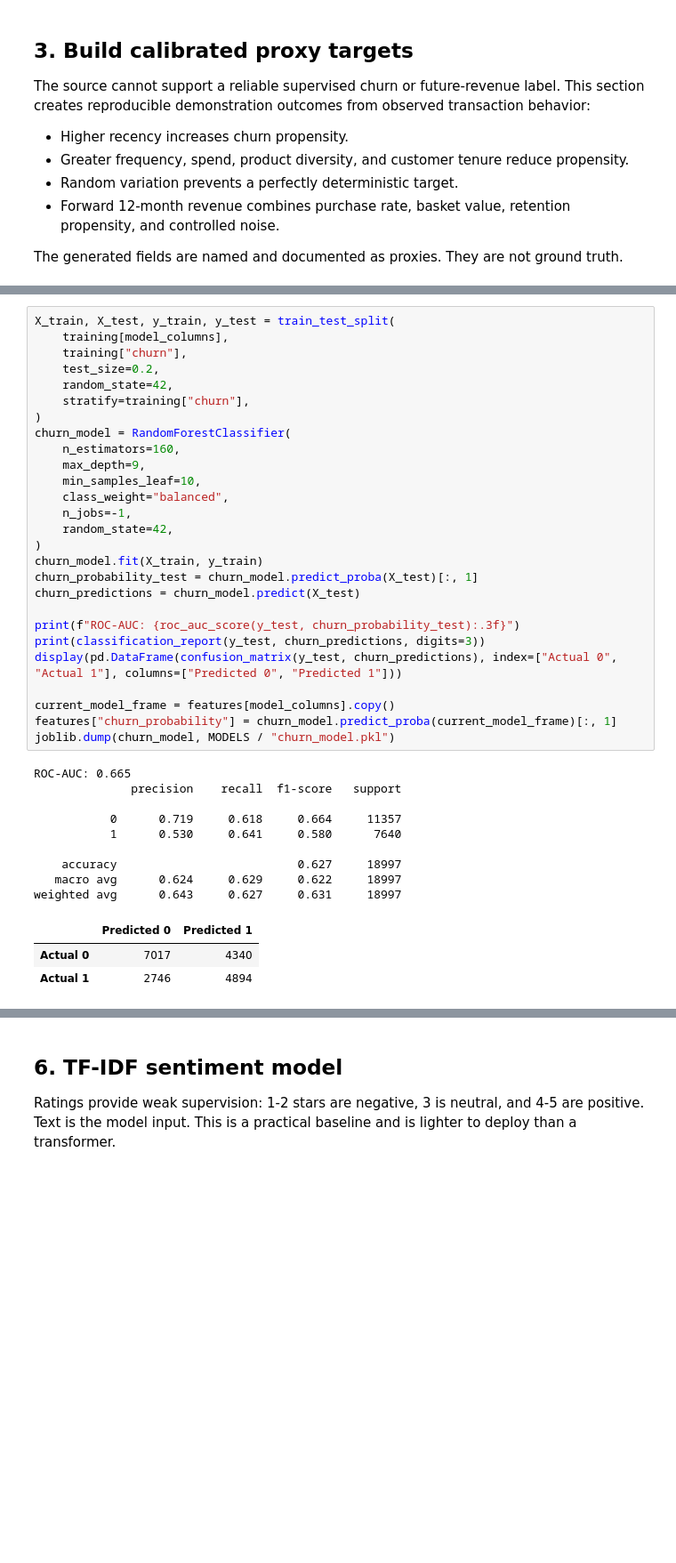
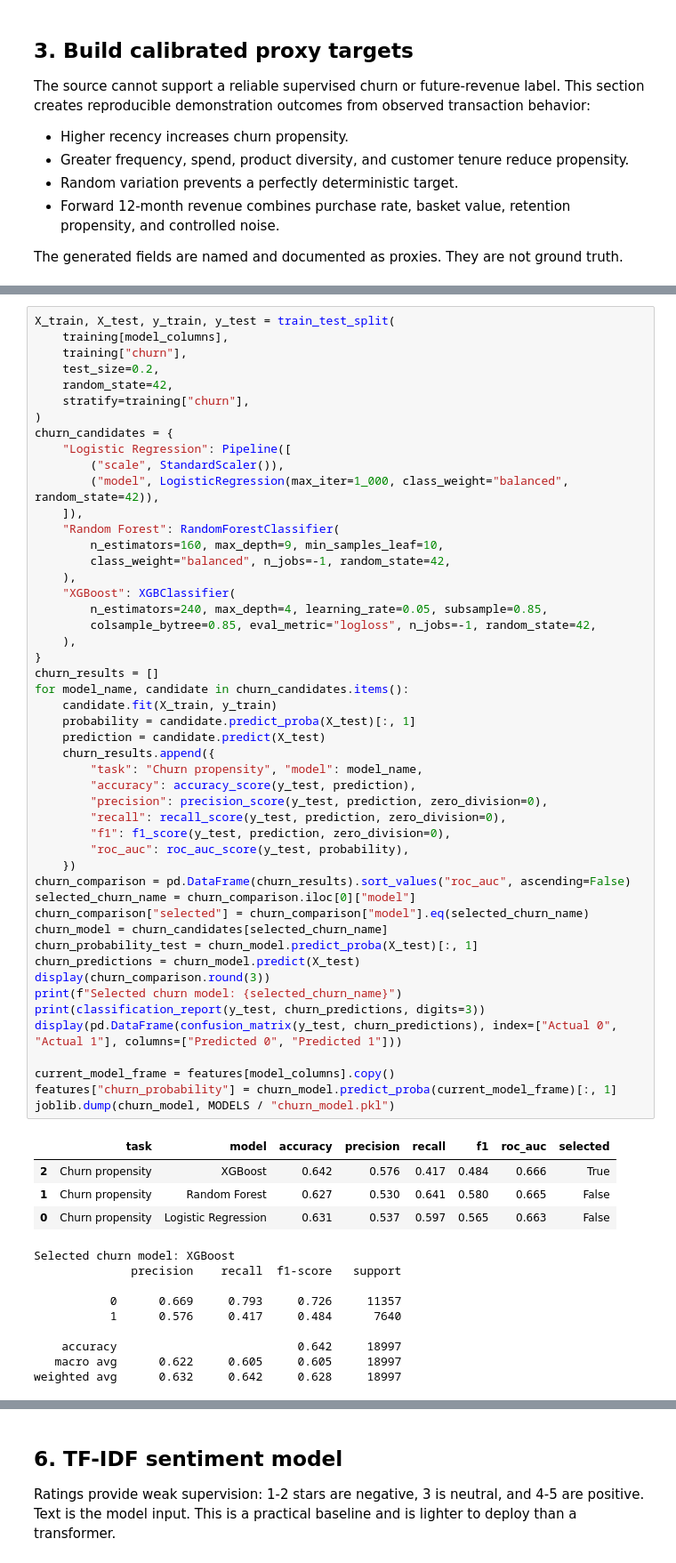
Before and after one commit to suhani-chauhan56/Customer-360-Intelligence-Platform, a Jupyter notebook: notebooks/05_ML_Models.ipynb, the cells around one changed output, grey strips where cells are left out. Shown at 89% size. Cells and saved outputs as stored; diff of their text form; blank space fills up the shorter version.

```diff
--- a/notebooks/05_ML_Models.ipynb
+++ b/notebooks/05_ML_Models.ipynb
@@ -255,40 +260,63 @@ The holdout metrics measure how well the model recovers the calibrated demonstra
 # %%
 X_train, X_test, y_train, y_test = train_test_split(
     training[model_columns],
     training["churn"],
     test_size=0.2,
     random_state=42,
     stratify=training["churn"],
 )
-churn_model = RandomForestClassifier(
-    n_estimators=160,
-    max_depth=9,
-    min_samples_leaf=10,
-    class_weight="balanced",
-    n_jobs=-1,
-    random_state=42,
-)
-churn_model.fit(X_train, y_train)
+churn_candidates = {
+    "Logistic Regression": Pipeline([
+        ("scale", StandardScaler()),
+        ("model", LogisticRegression(max_iter=1_000, class_weight="balanced", random_state=42)),
+    ]),
+    "Random Forest": RandomForestClassifier(
+        n_estimators=160, max_depth=9, min_samples_leaf=10,
+        class_weight="balanced", n_jobs=-1, random_state=42,
+    ),
+    "XGBoost": XGBClassifier(
+        n_estimators=240, max_depth=4, learning_rate=0.05, subsample=0.85,
+        colsample_bytree=0.85, eval_metric="logloss", n_jobs=-1, random_state=42,
+    ),
+}
+churn_results = []
+for model_name, candidate in churn_candidates.items():
+    candidate.fit(X_train, y_train)
+    probability = candidate.predict_proba(X_test)[:, 1]
+    prediction = candidate.predict(X_test)
+    churn_results.append({
+        "task": "Churn propensity", "model": model_name,
+        "accuracy": accuracy_score(y_test, prediction),
+        "precision": precision_score(y_test, prediction, zero_division=0),
+        "recall": recall_score(y_test, prediction, zero_division=0),
+        "f1": f1_score(y_test, prediction, zero_division=0),
+        "roc_auc": roc_auc_score(y_test, probability),
+    })
+churn_comparison = pd.DataFrame(churn_results).sort_values("roc_auc", ascending=False)
+selected_churn_name = churn_comparison.iloc[0]["model"]
+churn_comparison["selected"] = churn_comparison["model"].eq(selected_churn_name)
+churn_model = churn_candidates[selected_churn_name]
 churn_probability_test = churn_model.predict_proba(X_test)[:, 1]
 churn_predictions = churn_model.predict(X_test)
-
-print(f"ROC-AUC: {roc_auc_score(y_test, churn_probability_test):.3f}")
+display(churn_comparison.round(3))
+print(f"Selected churn model: {selected_churn_name}")
 print(classification_report(y_test, churn_predictions, digits=3))
 display(pd.DataFrame(confusion_matrix(y_test, churn_predictions), index=["Actual 0", "Actual 1"], columns=["Predicted 0", "Predicted 1"]))
 
 current_model_frame = features[model_columns].copy()
 features["churn_probability"] = churn_model.predict_proba(current_model_frame)[:, 1]
 joblib.dump(churn_model, MODELS / "churn_model.pkl")
 # %% [output]
+|  | task | model | accuracy | precision | recall | f1 | roc_auc | selected |
+| 2 | Churn propensity | XGBoost | 0.642 | 0.576 | 0.417 | 0.484 | 0.666 | True |
+| 1 | Churn propensity | Random Forest | 0.627 | 0.530 | 0.641 | 0.580 | 0.665 | False |
+| 0 | Churn propensity | Logistic Regression | 0.631 | 0.537 | 0.597 | 0.565 | 0.663 | False |
-ROC-AUC: 0.665
+Selected churn model: XGBoost
               precision    recall  f1-score   support
 
-           0      0.719     0.618     0.664     11357
-           1      0.530     0.641     0.580      7640
+           0      0.669     0.793     0.726     11357
+           1      0.576     0.417     0.484      7640
 
-    accuracy                          0.627     18997
-   macro avg      0.624     0.629     0.622     18997
-weighted avg      0.643     0.627     0.631     18997
+    accuracy                          0.642     18997
+   macro avg      0.622     0.605     0.605     18997
+weighted avg      0.632     0.642     0.628     18997
-|  | Predicted 0 | Predicted 1 |
-| Actual 0 | 7017 | 4340 |
-| Actual 1 | 2746 | 4894 |
```
Also changed, not shown: parts of 8 cells of this notebook, 14 other files.
